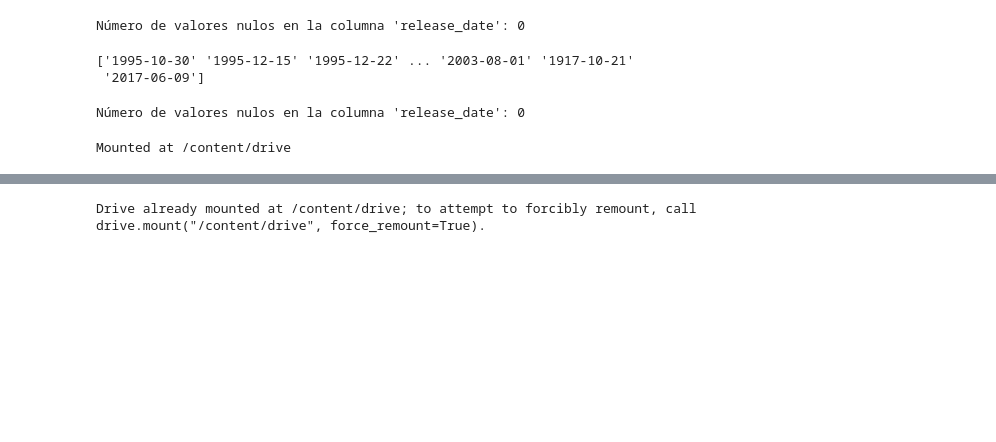
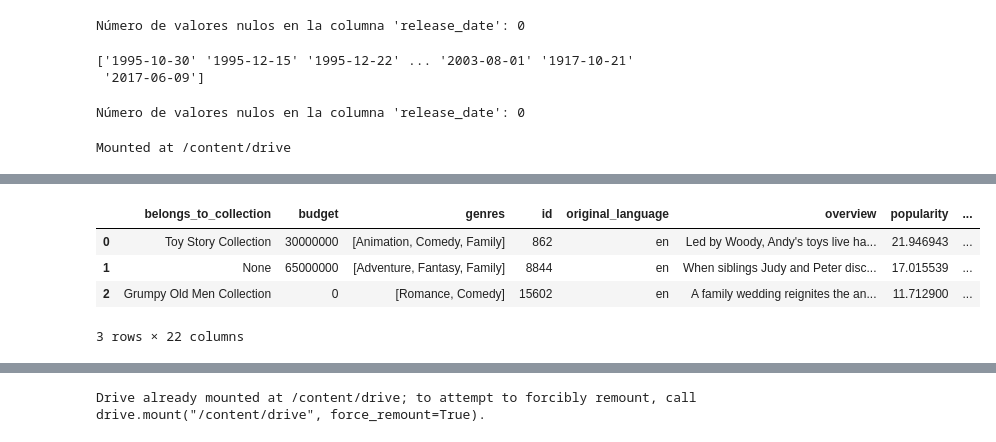
Before and after one commit to marcebalzarelli/Proyecto-Individual-HENRY-N-1-Machine-Learning, a Jupyter notebook: Limpieza de Data / PI_Limpieza_movies.ipynb, the cells around one changed output, grey strips where cells are left out. Saved outputs shown, nothing was run; the diff lists cells and outputs as text; code cells hidden in the pictures; blank space fills up the shorter version.

```diff
--- a/Limpieza de Data / PI_Limpieza_movies.ipynb
+++ b/Limpieza de Data / PI_Limpieza_movies.ipynb
@@ -236,2 +178,25 @@ df_final_dos['genero4'] = df_normalized_dos['genero4']
+# %%
+
+# Agrego una nueva columna 'DiaSemana' que contiene el día de la semana correspondiente a cada fecha
+df_final_dos['DiaSemana'] = df_final_dos['release_date'].dt.day_name()
+# %%
+# Reemplazo los nombres de los días en inglés por los correspondientes en español
+nombres_dias_ingles = ['Monday', 'Tuesday', 'Wednesday', 'Thursday', 'Friday', 'Saturday', 'Sunday']
+nombres_dias_espanol = ['Lunes', 'Martes', 'Miércoles', 'Jueves', 'Viernes', 'Sábado', 'Domingo']
+df_final_dos['DiaSemana'] = df_final_dos['DiaSemana'].replace(nombres_dias_ingles, nombres_dias_espanol)
+# %%
+# Agrego una nueva columna 'Mes' que contiene el nombre del mes correspondiente a cada fecha en español
+df_final_dos['Mes'] = df_final_dos['release_date'].dt.month_name()
+# %%
+# Reemplazar los nombres de los meses en inglés por los correspondientes en español
+nombres_meses_ingles = ['January', 'February', 'March', 'April', 'May', 'June', 'July', 'August', 'September', 'October', 'November', 'December']
+nombres_meses_espanol = ['Enero', 'Febrero', 'Marzo', 'Abril', 'Mayo', 'Junio', 'Julio', 'Agosto', 'Septiembre', 'Octubre', 'Noviembre', 'Diciembre']
+df_final_dos['Mes'] = df_final_dos['Mes'].replace(nombres_meses_ingles, nombres_meses_espanol)
 # %%
-df_final_dos.head()
+df_final_dos.head(3)
+# %% [output]
+|  | belongs_to_collection | budget | genres | id | original_language | overview | popularity | ... |
+| 0 | Toy Story Collection | 30000000 | [Animation, Comedy, Family] | 862 | en | Led by Woody, Andy's toys live ha... | 21.946943 | ... |
+| 1 | None | 65000000 | [Adventure, Fantasy, Family] | 8844 | en | When siblings Judy and Peter disc... | 17.015539 | ... |
+| 2 | Grumpy Old Men Collection | 0 | [Romance, Comedy] | 15602 | en | A family wedding reignites the an... | 11.712900 | ... |
+3 rows × 22 columns
```
Also changed, not shown: parts of 52 cells of this notebook.
